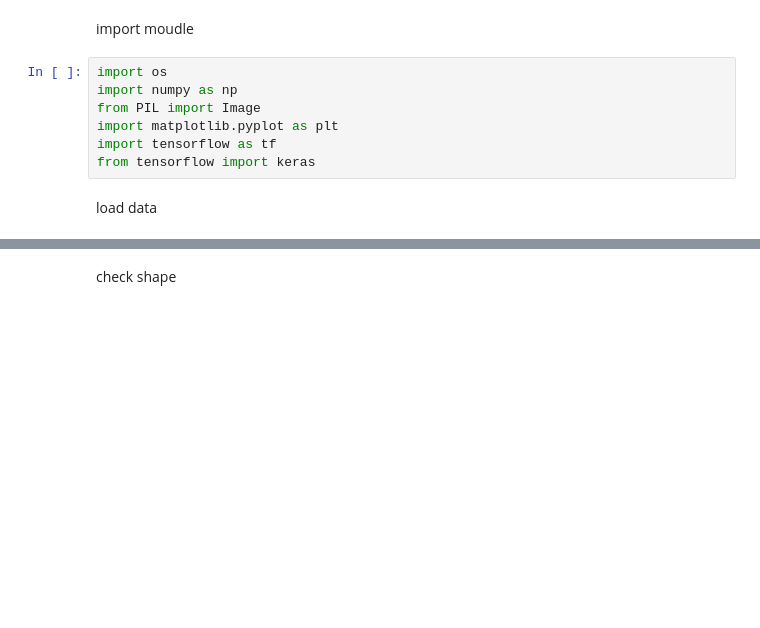
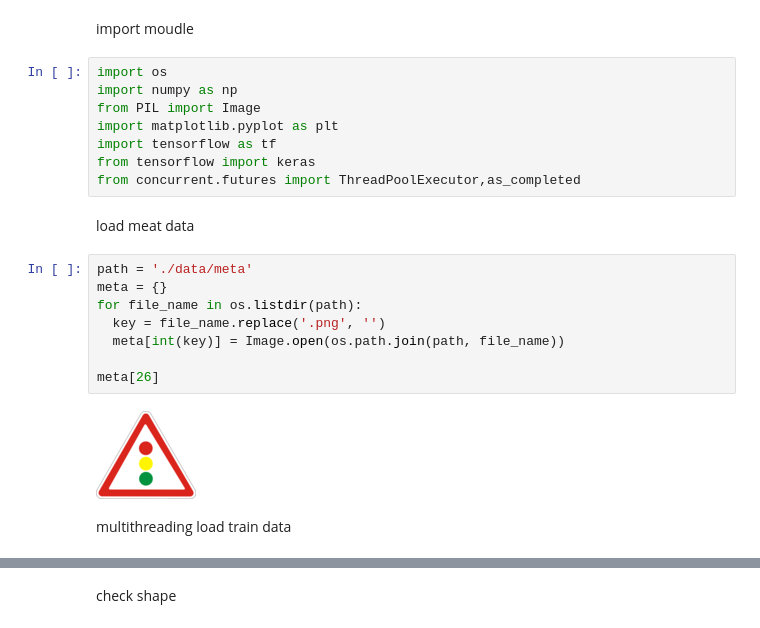
Before and after one commit to luoyuhan011/309CourseWork2, a Jupyter notebook: 309CourseWork2.ipynb, the cells around one changed output, grey strips where cells are left out. Drawn from its saved outputs; the diff is of its cells as text; blank space fills up the shorter version.

```diff
--- a/309CourseWork2.ipynb
+++ b/309CourseWork2.ipynb
@@ -9,6 +15,19 @@ from PIL import Image
 import matplotlib.pyplot as plt
 import tensorflow as tf
 from tensorflow import keras
+from concurrent.futures import ThreadPoolExecutor,as_completed
 # %% [markdown]
-load data
+load meat data
+# %%
+path = './data/meta'
+meta = {}
+for file_name in os.listdir(path):
+  key = file_name.replace('.png', '')
+  meta[int(key)] = Image.open(os.path.join(path, file_name))
+
+meta[26]
+# %% [output]
+[figure, added]
+# %% [markdown]
+multithreading load train data
 # %%
```
Also changed, not shown: parts of 11 cells of this notebook.
